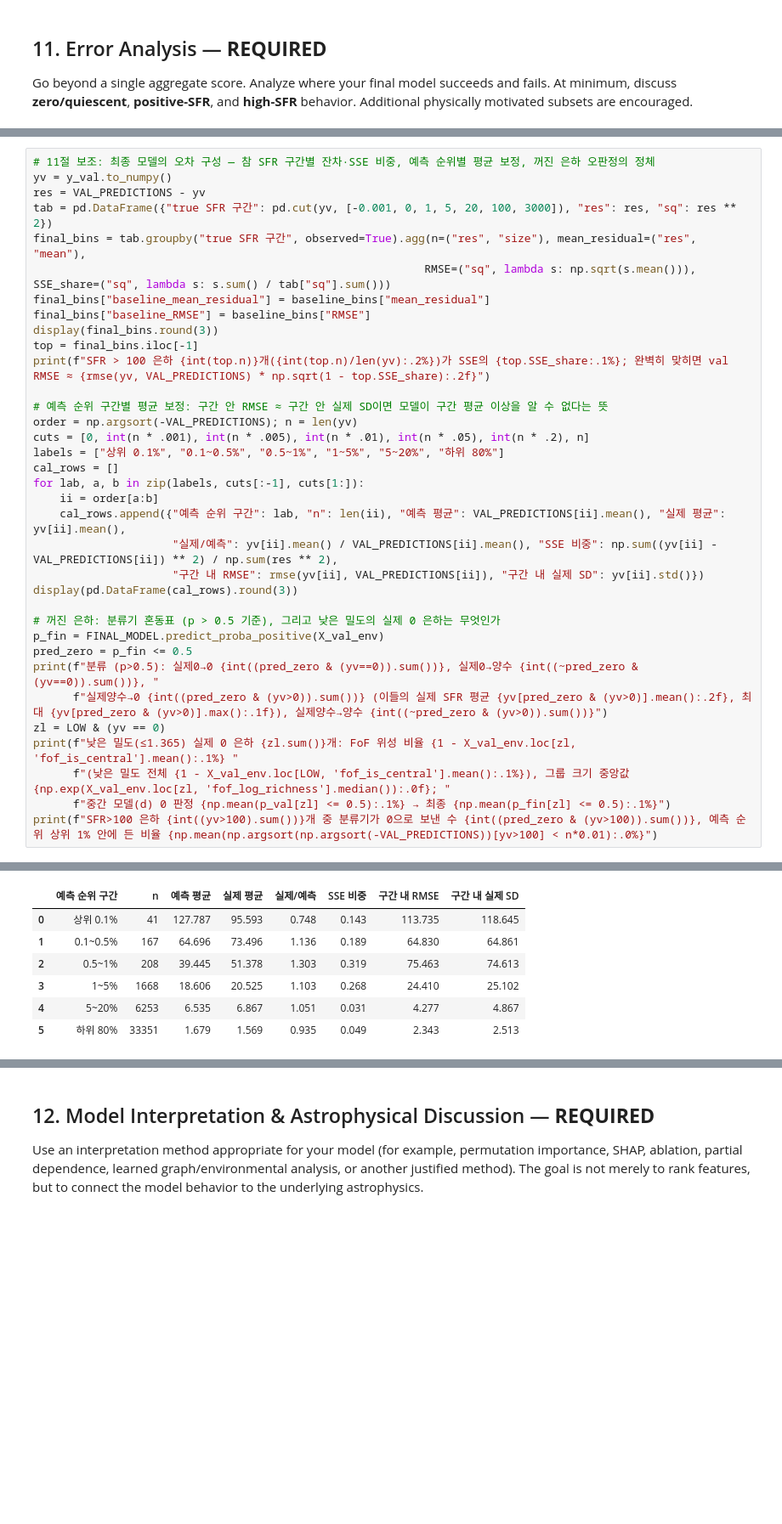
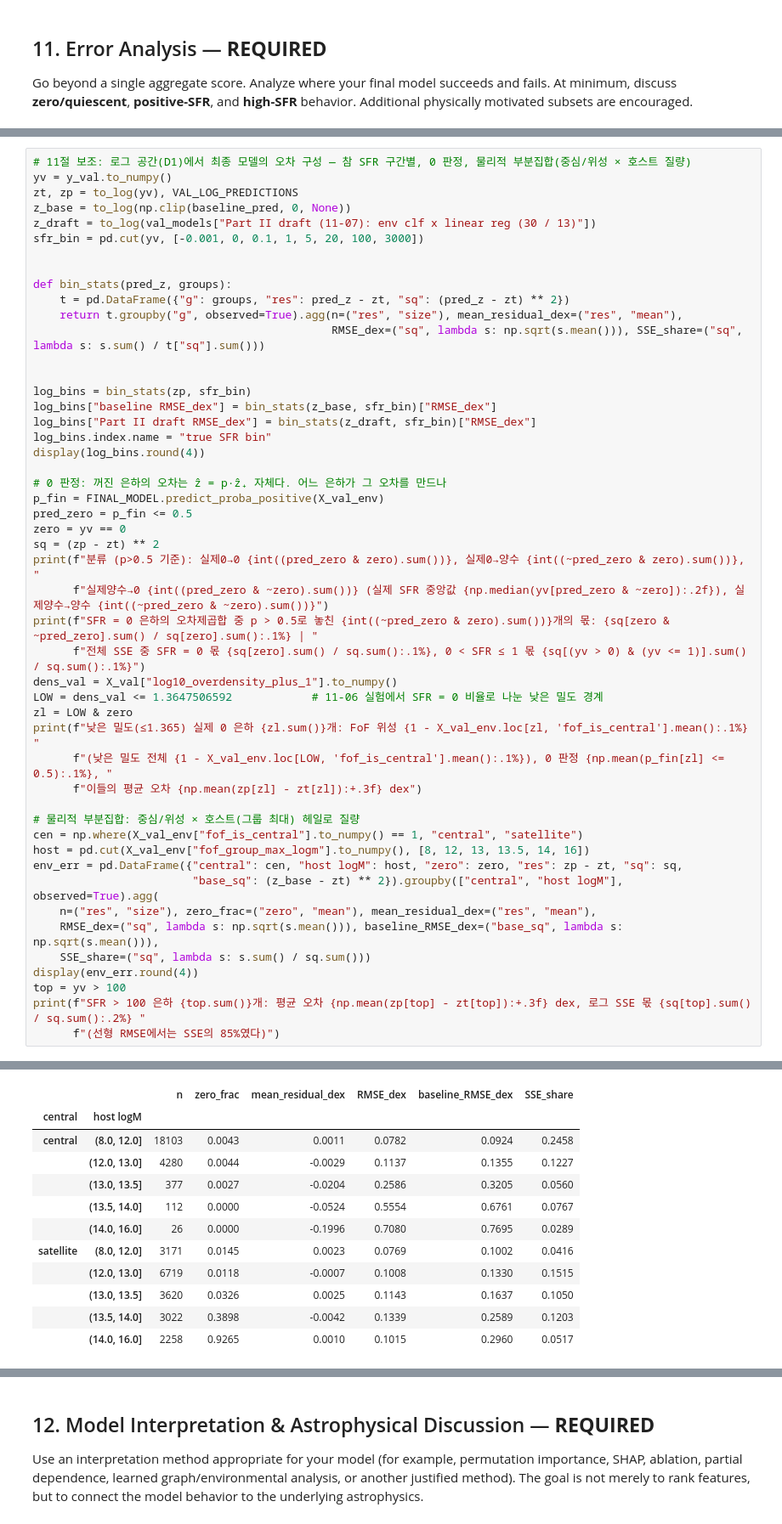
Before and after one commit to ZizonK7/sdi2026-galaxy-sfr, a Jupyter notebook: DataHub_701104_mid.ipynb, the cells around one changed output, grey strips where cells are left out. Shown at 85% size. Drawn from its saved outputs; the diff is of its cells as text; blank space fills up the shorter version.

```diff
--- a/DataHub_701104_mid.ipynb
+++ b/DataHub_701104_mid.ipynb
@@ -2351,36 +2527,50 @@ plt.show()
 # %%
-# 11절 보조: 최종 모델의 오차 구성 — 참 SFR 구간별 잔차·SSE 비중, 예측 순위별 평균 보정, 꺼진 은하 오판정의 정체
+# 11절 보조: 로그 공간(D1)에서 최종 모델의 오차 구성 — 참 SFR 구간별, 0 판정, 물리적 부분집합(중심/위성 × 호스트 질량)
 yv = y_val.to_numpy()
-res = VAL_PREDICTIONS - yv
-tab = pd.DataFrame({"true SFR 구간": pd.cut(yv, [-0.001, 0, 1, 5, 20, 100, 3000]), "res": res, "sq": res ** 2})
-final_bins = tab.groupby("true SFR 구간", observed=True).agg(n=("res", "size"), mean_residual=("res", "mean"),
-                                                           RMSE=("sq", lambda s: np.sqrt(s.mean())), SSE_share=("sq", lambda s: s.sum() / tab["sq"].sum()))
-final_bins["baseline_mean_residual"] = baseline_bins["mean_residual"]
-final_bins["baseline_RMSE"] = baseline_bins["RMSE"]
-display(final_bins.round(3))
-top = final_bins.iloc[-1]
-print(f"SFR > 100 은하 {int(top.n)}개({int(top.n)/len(yv):.2%})가 SSE의 {top.SSE_share:.1%}; 완벽히 맞히면 val RMSE ≈ {rmse(yv, VAL_PREDICTIONS) * np.sqrt(1 - top.SSE_share):.2f}")
+zt, zp = to_log(yv), VAL_LOG_PREDICTIONS
+z_base = to_log(np.clip(baseline_pred, 0, None))
+z_draft = to_log(val_models["Part II draft (11-07): env clf x linear reg (30 / 13)"])
+sfr_bin = pd.cut(yv, [-0.001, 0, 0.1, 1, 5, 20, 100, 3000])
 
-# 예측 순위 구간별 평균 보정: 구간 안 RMSE ≈ 구간 안 실제 SD이면 모델이 구간 평균 이상을 알 수 없다는 뜻
-order = np.argsort(-VAL_PREDICTIONS); n = len(yv)
-cuts = [0, int(n * .001), int(n * .005), int(n * .01), int(n * .05), int(n * .2), n]
-labels = ["상위 0.1%", "0.1~0.5%", "0.5~1%", "1~5%", "5~20%", "하위 80%"]
-cal_rows = []
-for lab, a, b in zip(labels, cuts[:-1], cuts[1:]):
-    ii = order[a:b]
-    cal_rows.append({"예측 순위 구간": lab, "n": len(ii), "예측 평균": VAL_PREDICTIONS[ii].mean(), "실제 평균": yv[ii].mean(),
-                     "실제/예측": yv[ii].mean() / VAL_PREDICTIONS[ii].mean(), "SSE 비중": np.sum((yv[ii] - VAL_PREDICTIONS[ii]) ** 2) / np.sum(res ** 2),
-                     "구간 내 RMSE": rmse(yv[ii], VAL_PREDICTIONS[ii]), "구간 내 실제 SD": yv[ii].std()})
-display(pd.DataFrame(cal_rows).round(3))
 
-# 꺼진 은하: 분류기 혼동표 (p > 0.5 기준), 그리고 낮은 밀도의 실제 0 은하는 무엇인가
+def bin_stats(pred_z, groups):
+    t = pd.DataFrame({"g": groups, "res": pred_z - zt, "sq": (pred_z - zt) ** 2})
+    return t.groupby("g", observed=True).agg(n=("res", "size"), mean_residual_dex=("res", "mean"),
+                                             RMSE_dex=("sq", lambda s: np.sqrt(s.mean())), SSE_share=("sq", lambda s: s.sum() / t["sq"].sum()))
+
+
+log_bins = bin_stats(zp, sfr_bin)
+log_bins["baseline RMSE_dex"] = bin_stats(z_base, sfr_bin)["RMSE_dex"]
+log_bins["Part II draft RMSE_dex"] = bin_stats(z_draft, sfr_bin)["RMSE_dex"]
+log_bins.index.name = "true SFR bin"
+display(log_bins.round(4))
+
+# 0 판정: 꺼진 은하의 오차는 ẑ = p·ẑ₊ 자체다. 어느 은하가 그 오차를 만드나
 p_fin = FINAL_MODEL.predict_proba_positive(X_val_env)
 pred_zero = p_fin <= 0.5
-print(f"분류 (p>0.5): 실제0→0 {int((pred_zero & (yv==0)).sum())}, 실제0→양수 {int((~pred_zero & (yv==0)).sum())}, "
-      f"실제양수→0 {int((pred_zero & (yv>0)).sum())} (이들의 실제 SFR 평균 {yv[pred_zero & (yv>0)].mean():.2f}, 최대 {yv[pred_zero & (yv>0)].max():.1f}), 실제양수→양수 {int((~pred_zero & (yv>0)).sum())}")
-zl = LOW & (yv == 0)
-print(f"낮은 밀도(≤1.365) 실제 0 은하 {zl.sum()}개: FoF 위성 비율 {1 - X_val_env.loc[zl, 'fof_is_central'].mean():.1%} "
-      f"(낮은 밀도 전체 {1 - X_val_env.loc[LOW, 'fof_is_central'].mean():.1%}), 그룹 크기 중앙값 {np.exp(X_val_env.loc[zl, 'fof_log_richness'].median()):.0f}; "
-      f"중간 모델(d) 0 판정 {np.mean(p_val[zl] <= 0.5):.1%} → 최종 {np.mean(p_fin[zl] <= 0.5):.1%}")
-print(f"SFR>100 은하 {int((yv>100).sum())}개 중 분류기가 0으로 보낸 수 {int((pred_zero & (yv>100)).sum())}, 예측 순위 상위 1% 안에 든 비율 {np.mean(np.argsort(np.argsort(-VAL_PREDICTIONS))[yv>100] < n*0.01):.0%}")
+zero = yv == 0
+sq = (zp - zt) ** 2
+print(f"분류 (p>0.5 기준): 실제0→0 {int((pred_zero & zero).sum())}, 실제0→양수 {int((~pred_zero & zero).sum())}, "
+      f"실제양수→0 {int((pred_zero & ~zero).sum())} (실제 SFR 중앙값 {np.median(yv[pred_zero & ~zero]):.2f}), 실제양수→양수 {int((~pred_zero & ~zero).sum())}")
+print(f"SFR = 0 은하의 오차제곱합 중 p > 0.5로 놓친 {int((~pred_zero & zero).sum())}개의 몫: {sq[zero & ~pred_zero].sum() / sq[zero].sum():.1%} | "
+      f"전체 SSE 중 SFR = 0 몫 {sq[zero].sum() / sq.sum():.1%}, 0 < SFR ≤ 1 몫 {sq[(yv > 0) & (yv <= 1)].sum() / sq.sum():.1%}")
+dens_val = X_val["log10_overdensity_plus_1"].to_numpy()
+LOW = dens_val <= 1.3647506592            # 11-06 실험에서 SFR = 0 비율로 나눈 낮은 밀도 경계
+zl = LOW & zero
+print(f"낮은 밀도(≤1.365) 실제 0 은하 {zl.sum()}개: FoF 위성 {1 - X_val_env.loc[zl, 'fof_is_central'].mean():.1%} "
+      f"(낮은 밀도 전체 {1 - X_val_env.loc[LOW, 'fof_is_central'].mean():.1%}), 0 판정 {np.mean(p_fin[zl] <= 0.5):.1%}, "
+      f"이들의 평균 오차 {np.mean(zp[zl] - zt[zl]):+.3f} dex")
+
+# 물리적 부분집합: 중심/위성 × 호스트(그룹 최대) 헤일로 질량
+cen = np.where(X_val_env["fof_is_central"].to_numpy() == 1, "central", "satellite")
+host = pd.cut(X_val_env["fof_group_max_logm"].to_numpy(), [8, 12, 13, 13.5, 14, 16])
+env_err = pd.DataFrame({"central": cen, "host logM": host, "zero": zero, "res": zp - zt, "sq": sq,
+                        "base_sq": (z_base - zt) ** 2}).groupby(["central", "host logM"], observed=True).agg(
+    n=("res", "size"), zero_frac=("zero", "mean"), mean_residual_dex=("res", "mean"),
+    RMSE_dex=("sq", lambda s: np.sqrt(s.mean())), baseline_RMSE_dex=("base_sq", lambda s: np.sqrt(s.mean())),
+    SSE_share=("sq", lambda s: s.sum() / sq.sum()))
+display(env_err.round(4))
+top = yv > 100
+print(f"SFR > 100 은하 {top.sum()}개: 평균 오차 {np.mean(zp[top] - zt[top]):+.3f} dex, 로그 SSE 몫 {sq[top].sum() / sq.sum():.2%} "
+      f"(선형 RMSE에서는 SSE의 85%였다)")
 # %% [output]
@@ -2396,7 +2589,12 @@ SFR > 100 은하 61개(0.15%)가 SSE의 85.0%; 완벽히 맞히면 val RMSE ≈
-|  | 예측 순위 구간 | n | 예측 평균 | 실제 평균 | 실제/예측 | SSE 비중 | 구간 내 RMSE | 구간 내 실제 SD |
-| 0 | 상위 0.1% | 41 | 127.787 | 95.593 | 0.748 | 0.143 | 113.735 | 118.645 |
-| 1 | 0.1~0.5% | 167 | 64.696 | 73.496 | 1.136 | 0.189 | 64.830 | 64.861 |
-| 2 | 0.5~1% | 208 | 39.445 | 51.378 | 1.303 | 0.319 | 75.463 | 74.613 |
-| 3 | 1~5% | 1668 | 18.606 | 20.525 | 1.103 | 0.268 | 24.410 | 25.102 |
-| 4 | 5~20% | 6253 | 6.535 | 6.867 | 1.051 | 0.031 | 4.277 | 4.867 |
-| 5 | 하위 80% | 33351 | 1.679 | 1.569 | 0.935 | 0.049 | 2.343 | 2.513 |
+|  |  | n | zero_frac | mean_residual_dex | RMSE_dex | baseline_RMSE_dex | SSE_share |
+| central | host logM |  |  |  |  |  |  |
+| central | (8.0, 12.0] | 18103 | 0.0043 | 0.0011 | 0.0782 | 0.0924 | 0.2458 |
+|  | (12.0, 13.0] | 4280 | 0.0044 | -0.0029 | 0.1137 | 0.1355 | 0.1227 |
+|  | (13.0, 13.5] | 377 | 0.0027 | -0.0204 | 0.2586 | 0.3205 | 0.0560 |
+|  | (13.5, 14.0] | 112 | 0.0000 | -0.0524 | 0.5554 | 0.6761 | 0.0767 |
+|  | (14.0, 16.0] | 26 | 0.0000 | -0.1996 | 0.7080 | 0.7695 | 0.0289 |
+| satellite | (8.0, 12.0] | 3171 | 0.0145 | 0.0023 | 0.0769 | 0.1002 | 0.0416 |
+|  | (12.0, 13.0] | 6719 | 0.0118 | -0.0007 | 0.1008 | 0.1330 | 0.1515 |
+|  | (13.0, 13.5] | 3620 | 0.0326 | 0.0025 | 0.1143 | 0.1637 | 0.1050 |
+|  | (13.5, 14.0] | 3022 | 0.3898 | -0.0042 | 0.1339 | 0.2589 | 0.1203 |
+|  | (14.0, 16.0] | 2258 | 0.9265 | 0.0010 | 0.1015 | 0.2960 | 0.0517 |
```
Also changed, not shown: parts of 20 cells of this notebook, 1 other file.
